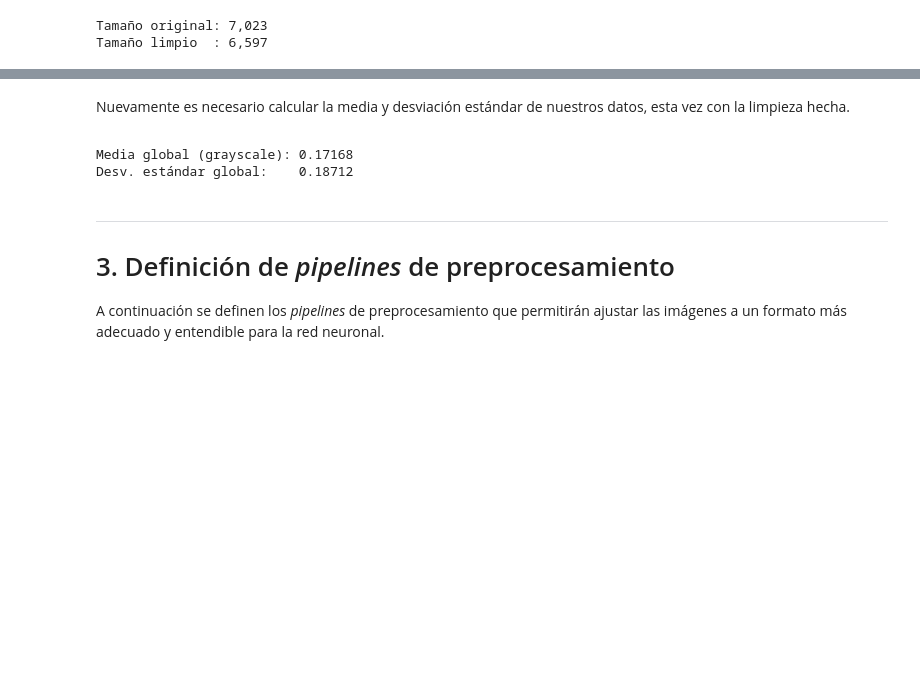
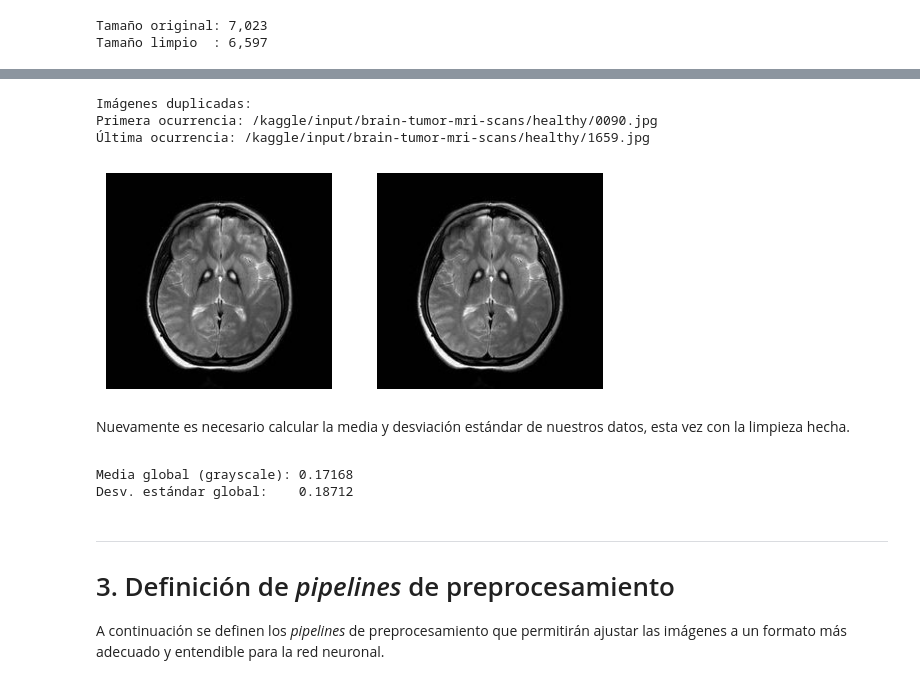
Before and after one commit to Jorbnc/MAIA-DL, a Jupyter notebook: Mini_Proyecto_1_DL.ipynb, the cells around one changed output, grey strips where cells are left out. Cells and saved outputs as stored; diff of their text form; code cells hidden in the pictures; blank space fills up the shorter version.

```diff
--- a/Mini_Proyecto_1_DL.ipynb
+++ b/Mini_Proyecto_1_DL.ipynb
@@ -349,27 +379,40 @@ Tamaño limpio  : 6,597
+# %%
+# Plotear aleatoriamente la primera y última ocurrencia de una imagen duplicada
+def mostrar_duplicada(df):
+
+    # Filas con más de un hash count
+    hash_counts = df['hash'].value_counts()
+    duplicadas = hash_counts[hash_counts > 1].index
+
+    # Elegir aleatoriamente
+    hash_random = random.choice(duplicadas)
+    grupo_duplicado_paths = df.loc[df['hash'] == hash_random, 'img_path']
+    primera, ultima = [grupo_duplicado_paths.iloc[0], grupo_duplicado_paths.iloc[-1]]
+
+    # Plot
+    print("Imágenes duplicadas:")
+    print("Primera ocurrencia:", primera); print("Última ocurrencia:", ultima)
+    fig, (ax1, ax2) = plt.subplots(1,2)
+    ax1.imshow(Image.open(primera)); ax1.axis('off')
+    ax2.imshow(Image.open(ultima)); ax2.axis('off')
+    plt.show()
+# %%
+mostrar_duplicada(df_paths)
+# %% [output]
+Imágenes duplicadas:
+Primera ocurrencia: /kaggle/input/brain-tumor-mri-scans/healthy/0090.jpg
+Última ocurrencia: /kaggle/input/brain-tumor-mri-scans/healthy/1659.jpg
+[figure, added]
 # %% [markdown]
 <span style="font-family:Cambria Math">
 
 Nuevamente es necesario calcular la media y desviación estándar de nuestros datos, esta vez con la limpieza hecha.
 </span>
-# %%
-# Obtención de la media y desviación para la normalización
-gray_sum, gray_sq_sum, pixel_count = 0.0, 0.0, 0
-
-for p in df_clean['img_path']:
-    img = np.asarray(Image.open(p).convert('L'), dtype=np.float32) / 255.0  # [0, 1]
-
-    gray_sum     += img.sum()          # suma de intensidades
-    gray_sq_sum  += (img ** 2).sum()   # suma de intensidades al cuadrado
-    pixel_count  += img.size           # número de píxeles (alto × ancho)
-
-gray_mean = gray_sum / pixel_count
-gray_std  = math.sqrt(gray_sq_sum / pixel_count - gray_mean ** 2)
-
-print(f"Media global (grayscale): {gray_mean:.5f}")
-print(f"Desv. estándar global:    {gray_std:.5f}")
-# %% [output]
-Media global (grayscale): 0.17168
-Desv. estándar global:    0.18712
+# %%
+gray_mean, gray_std = media_y_std(df_clean)
+# %% [output]
+Media global (grayscale): 0.17168
+Desv. estándar global:    0.18712
 # %% [markdown]
 ***
 <span style="font-family:Cambria Math">
```
Also changed, not shown: parts of 41 cells of this notebook.
